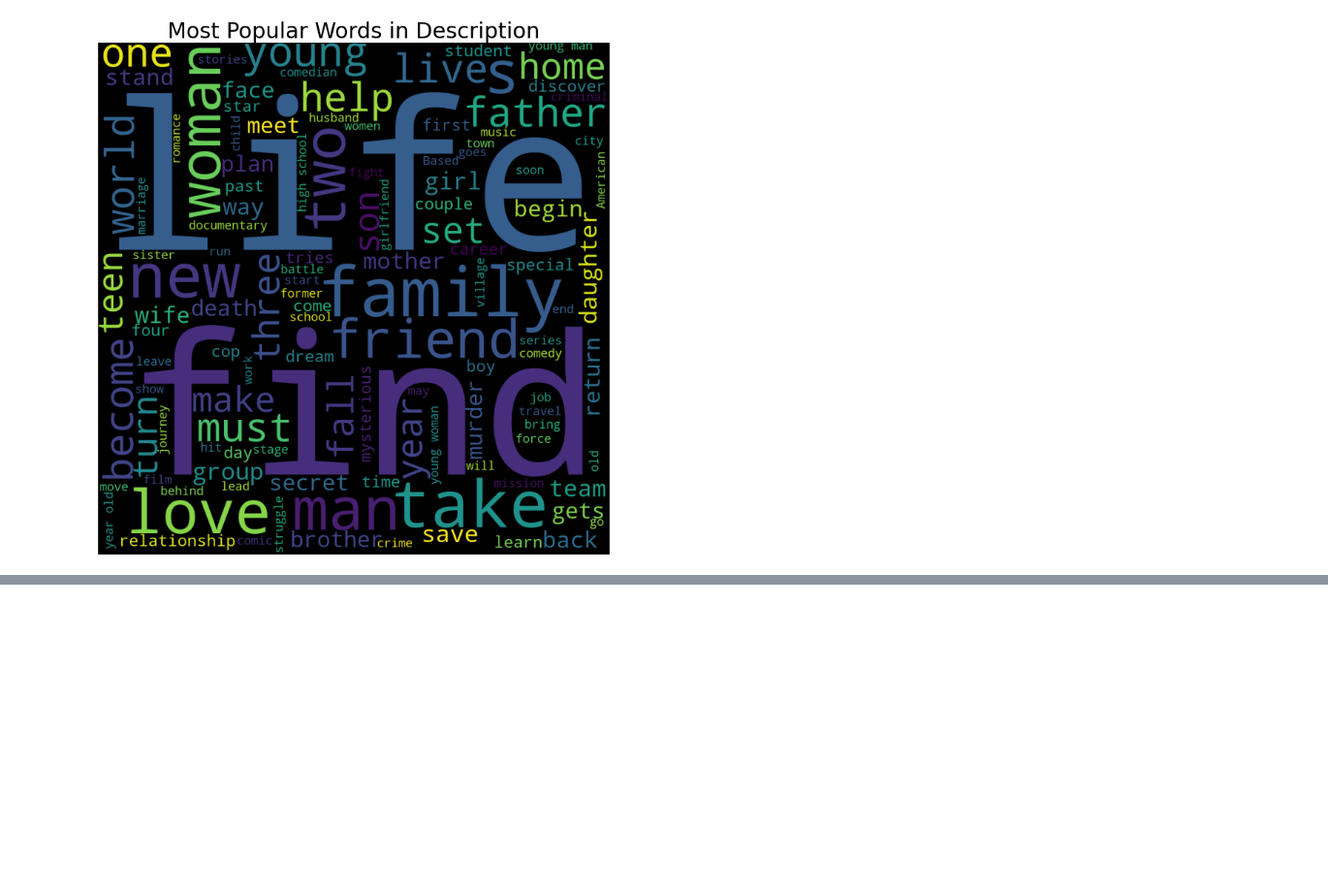
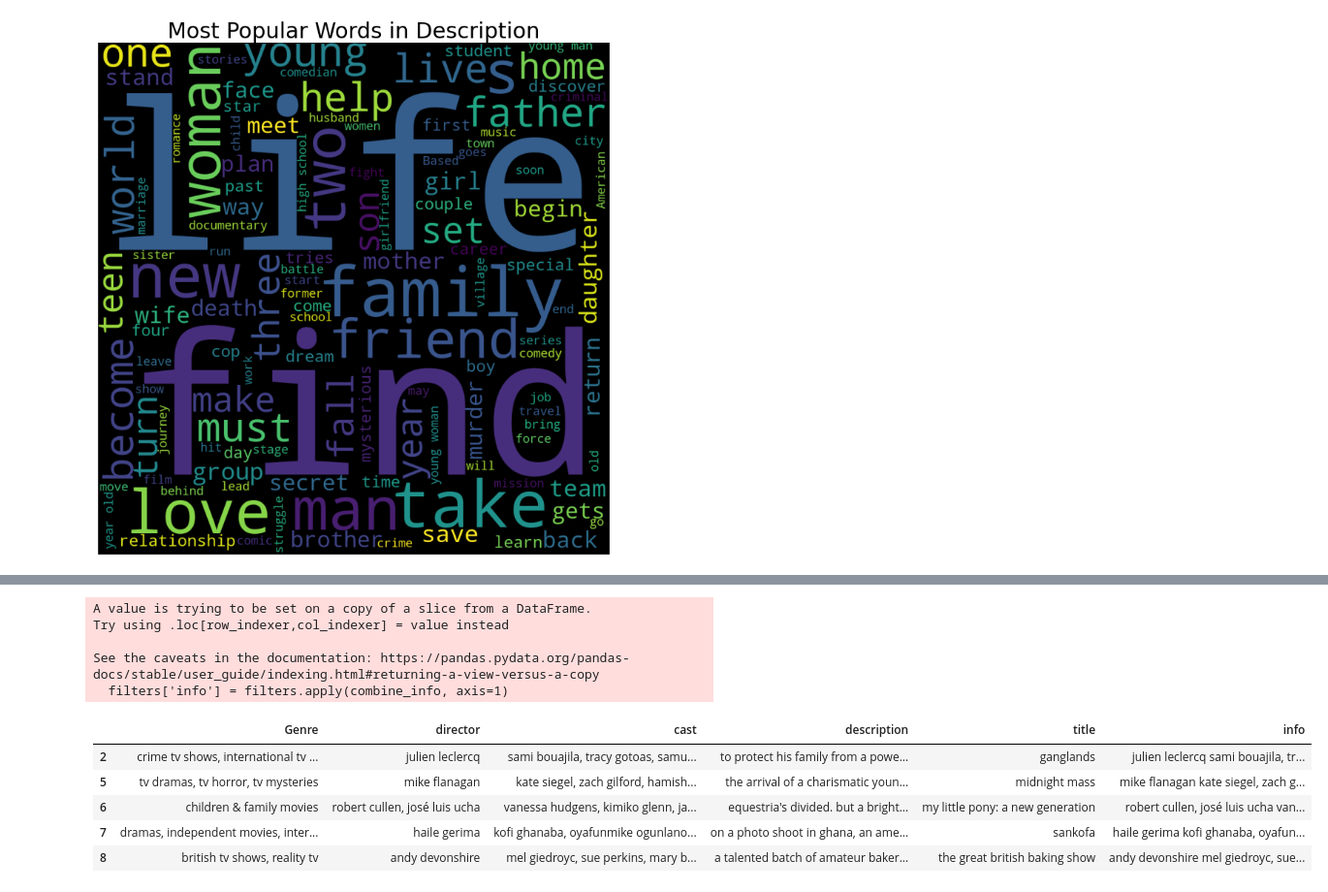
Before and after one commit to SarahLuym/kaggle, a Jupyter notebook: Netflix/Netflix Data Analysis.ipynb, the cells around one changed output, grey strips where cells are left out. Shown at 97% size. Drawn from its saved outputs; the diff is of its cells as text; code cells hidden in the pictures; blank space fills up the shorter version.

```diff
--- a/Netflix/Netflix Data Analysis.ipynb
+++ b/Netflix/Netflix Data Analysis.ipynb
@@ -667,0 +689,10 @@ plt.show()
+# %%
+# Fill Nas
+df['description'].fillna('', inplace=True)
+df['description'].str.lower()
+
+# Convert the description into tfidf matrix
+tfidf_matrix = tfidf.fit_transform(df['description'])
+
+# Output the shape of the tfidf_matrix
+tfidf_matrix.shape
@@ -667,0 +768,4 @@ plt.show()
+# %%
+features = ['Genre', 'director', 'cast', 'description', 'title']
+filters = df[features]
+filters.head()
@@ -667,0 +779,8 @@ plt.show()
+# %%
+def clean_data(x):
+    return str.lower(x)
+# %%
+for feature in features:
+    filters[feature] = filters[feature].apply(clean_data)
+
+filters.head()
@@ -667,0 +799,18 @@ plt.show()
+# %%
+def combine_info(x):
+    return x['director'] + ' ' + x['cast'] + ' ' + x['Genre'] + ' ' + x['description']
+
+filters['info'] = filters.apply(combine_info, axis=1)
+filters.head()
+# %% [output]
+A value is trying to be set on a copy of a slice from a DataFrame.
+Try using .loc[row_indexer,col_indexer] = value instead
+
+See the caveats in the documentation: https://pandas.pydata.org/pandas-docs/stable/user_guide/indexing.html#returning-a-view-versus-a-copy
+  filters['info'] = filters.apply(combine_info, axis=1)
+|  | Genre | director | cast | description | title | info |
+| 2 | crime tv shows, international tv ... | julien leclercq | sami bouajila, tracy gotoas, samu... | to protect his family from a powe... | ganglands | julien leclercq sami bouajila, tr... |
+| 5 | tv dramas, tv horror, tv mysteries | mike flanagan | kate siegel, zach gilford, hamish... | the arrival of a charismatic youn... | midnight mass | mike flanagan kate siegel, zach g... |
+| 6 | children & family movies | robert cullen, josé luis ucha | vanessa hudgens, kimiko glenn, ja... | equestria's divided. but a bright... | my little pony: a new generation | robert cullen, josé luis ucha van... |
+| 7 | dramas, independent movies, inter... | haile gerima | kofi ghanaba, oyafunmike ogunlano... | on a photo shoot in ghana, an ame... | sankofa | haile gerima kofi ghanaba, oyafun... |
+| 8 | british tv shows, reality tv | andy devonshire | mel giedroyc, sue perkins, mary b... | a talented batch of amateur baker... | the great british baking show | andy devonshire mel giedroyc, sue... |
```
Also changed, not shown: parts of 20 cells of this notebook.
